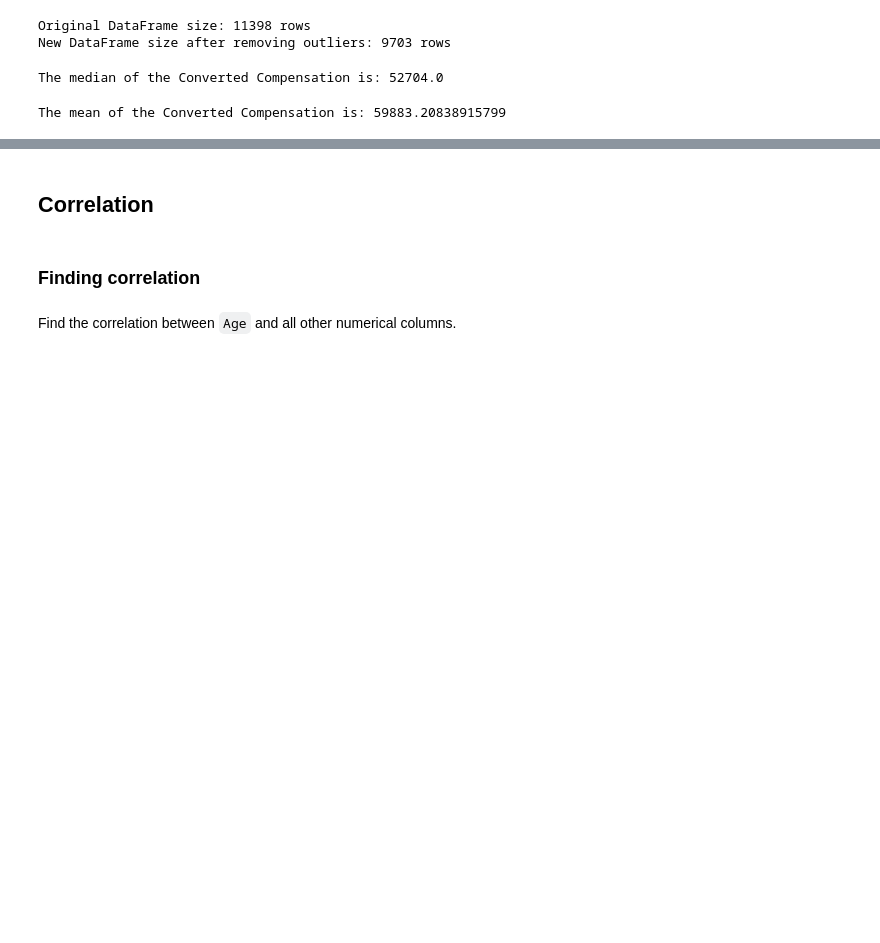
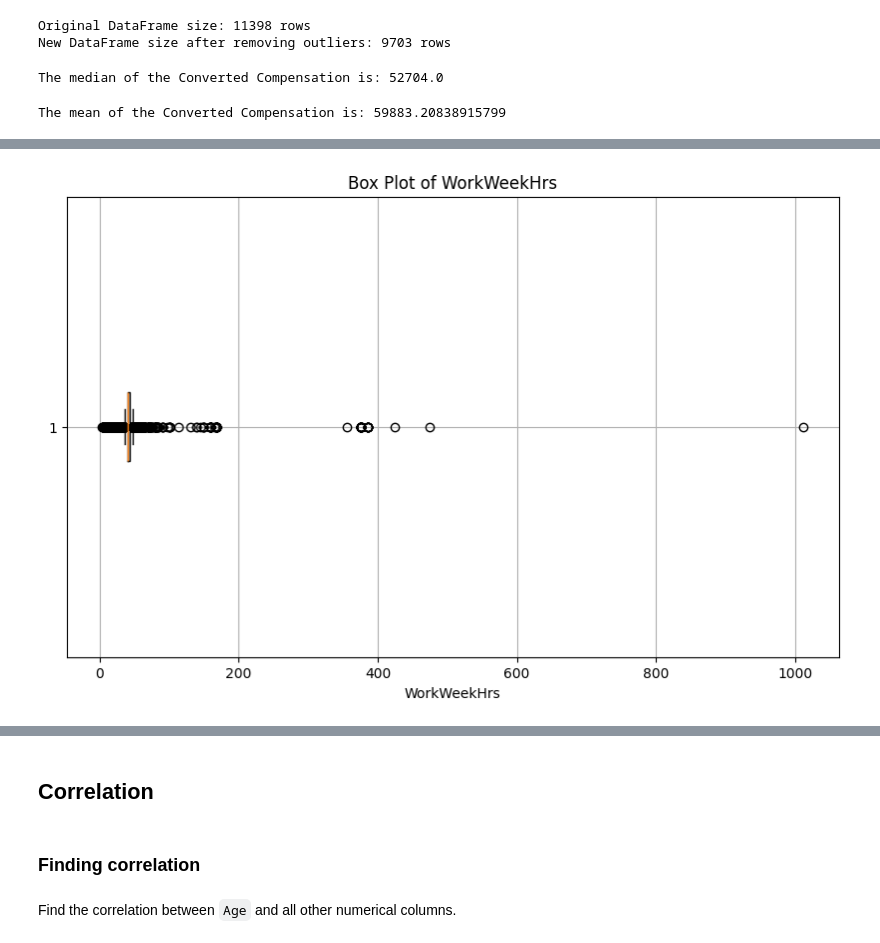
Before and after one commit to Arsiry/ibm-professional-certificates, a Jupyter notebook: data_analyst_capstone_project/_m3_exploratory_data_analysis.ipynb, the cells around one changed output, grey strips where cells are left out. Cells and saved outputs as stored; diff of their text form; code cells hidden in the pictures; blank space fills up the shorter version.

```diff
--- a/data_analyst_capstone_project/_m3_exploratory_data_analysis.ipynb
+++ b/data_analyst_capstone_project/_m3_exploratory_data_analysis.ipynb
@@ -344,3 +350,13 @@ The number of outliers above Q3 in the 'WorkWeekHrs' column is: 1102
+# %%
+# Plot a box plot for the 'WorkWeekHrs' column to check for outliers
+plt.figure(figsize=(10, 6))
+plt.boxplot(df['WorkWeekHrs'].dropna(), vert=False)
+plt.title('Box Plot of WorkWeekHrs')
+plt.xlabel('WorkWeekHrs')
+plt.grid(True)
+plt.show()
+# %% [output]
+[figure, added]
 # %%
 outliers_above_200 = df_no_outliers_[df_no_outliers_['WorkWeekHrs'] > 200].shape[0]
 print(f"The number of outliers above 200 in the 'WorkWeekHrs' column is: {outliers_above_200}")
```
Also changed, not shown: parts of 18 cells of this notebook, 9 other files.
